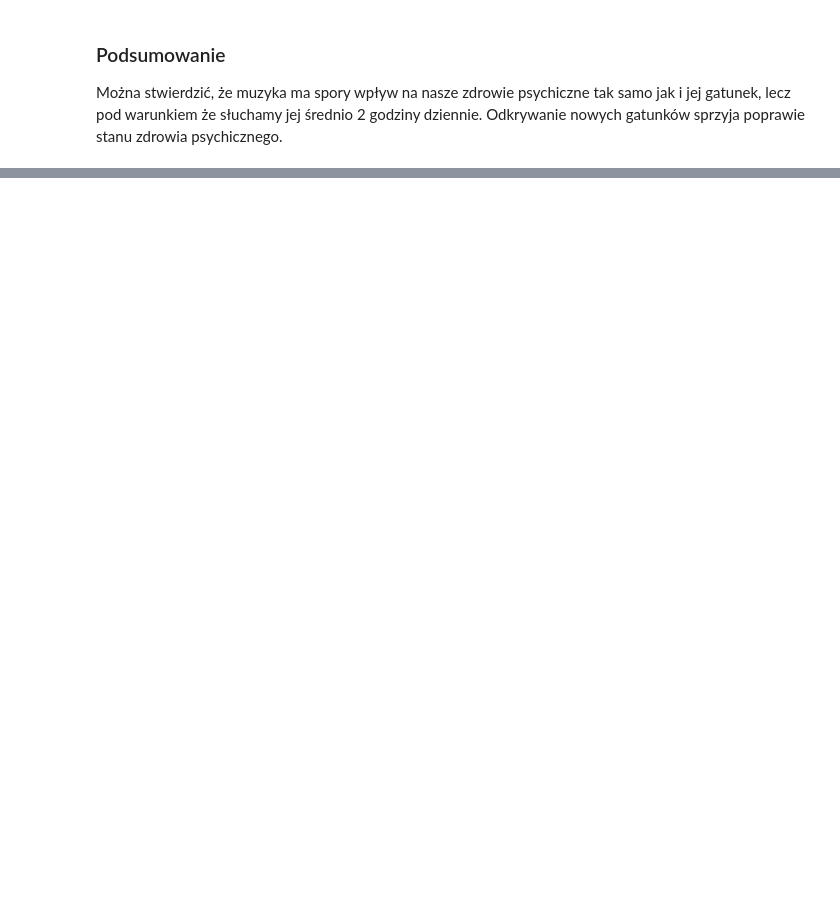
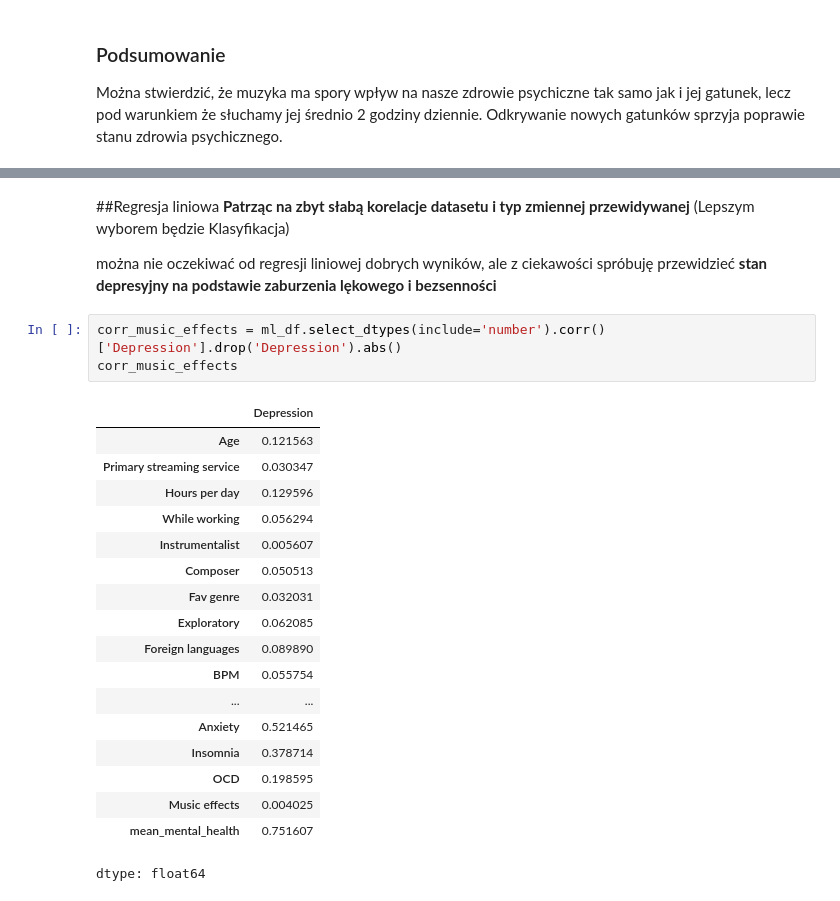
Before and after one commit to bderdz/music_mental_health, a Jupyter notebook: music_mental_health.ipynb, the cells around one changed output, grey strips where cells are left out. Cells and saved outputs as stored; diff of their text form; blank space fills up the shorter version.

```diff
--- a/music_mental_health.ipynb
+++ b/music_mental_health.ipynb
@@ -884,0 +957,27 @@ Można stwierdzić, że muzyka ma spory wpływ na nasze zdrowie psychiczne tak s
+# %% [markdown]
+##Regresja liniowa
+**Patrząc na zbyt słabą korelacje datasetu i typ zmiennej przewidywanej** (Lepszym wyborem będzie Klasyfikacja)
+
+można nie oczekiwać od regresji liniowej dobrych wyników, ale z ciekawości spróbuję przewidzieć **stan depresyjny na podstawie zaburzenia lękowego i bezsenności**
+# %%
+corr_music_effects = ml_df.select_dtypes(include='number').corr()['Depression'].drop('Depression').abs()
+corr_music_effects
+# %% [output]
+|  | Depression |
+| Age | 0.121563 |
+| Primary streaming service | 0.030347 |
+| Hours per day | 0.129596 |
+| While working | 0.056294 |
+| Instrumentalist | 0.005607 |
+| Composer | 0.050513 |
+| Fav genre | 0.032031 |
+| Exploratory | 0.062085 |
+| Foreign languages | 0.089890 |
+| BPM | 0.055754 |
+| ... | ... |
+| Anxiety | 0.521465 |
+| Insomnia | 0.378714 |
+| OCD | 0.198595 |
+| Music effects | 0.004025 |
+| mean_mental_health | 0.751607 |
+dtype: float64
```
Also changed, not shown: parts of 22 cells of this notebook.
